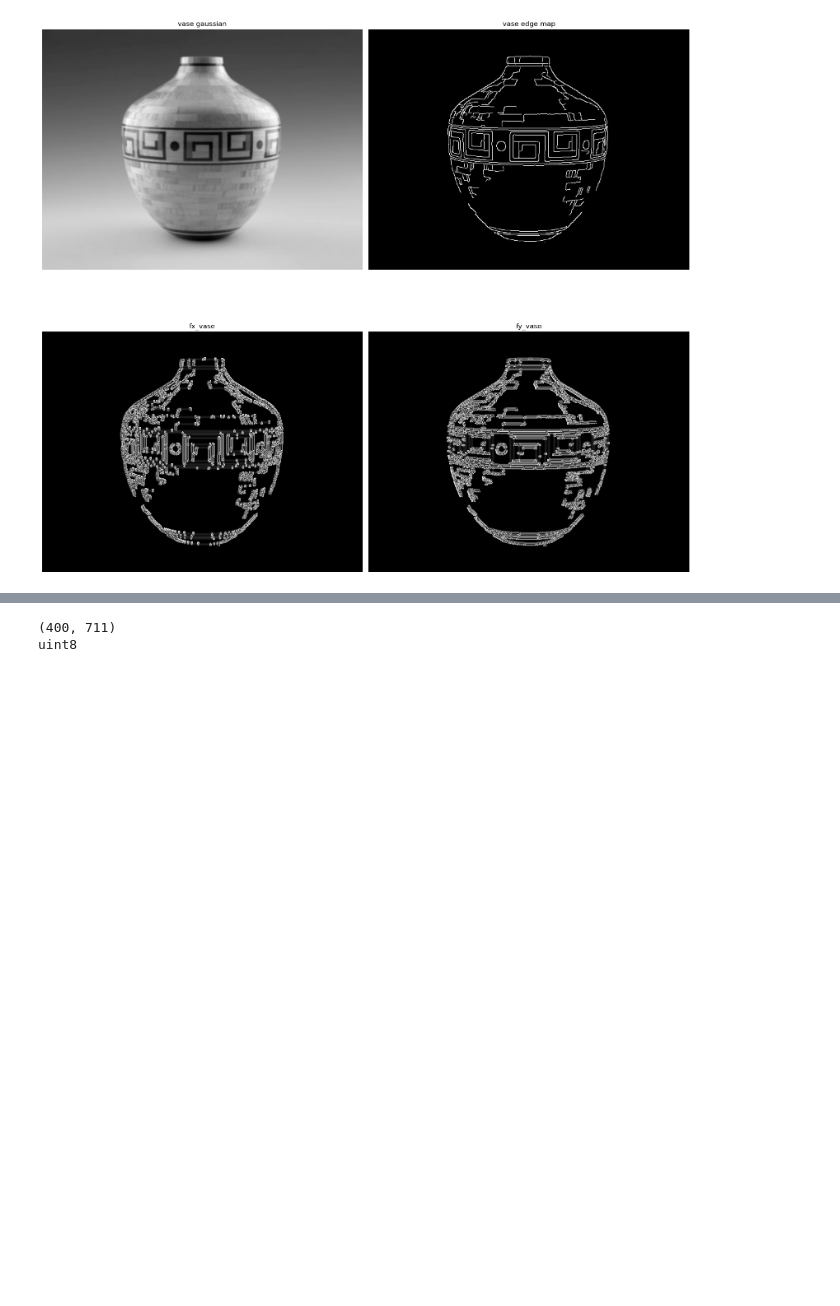
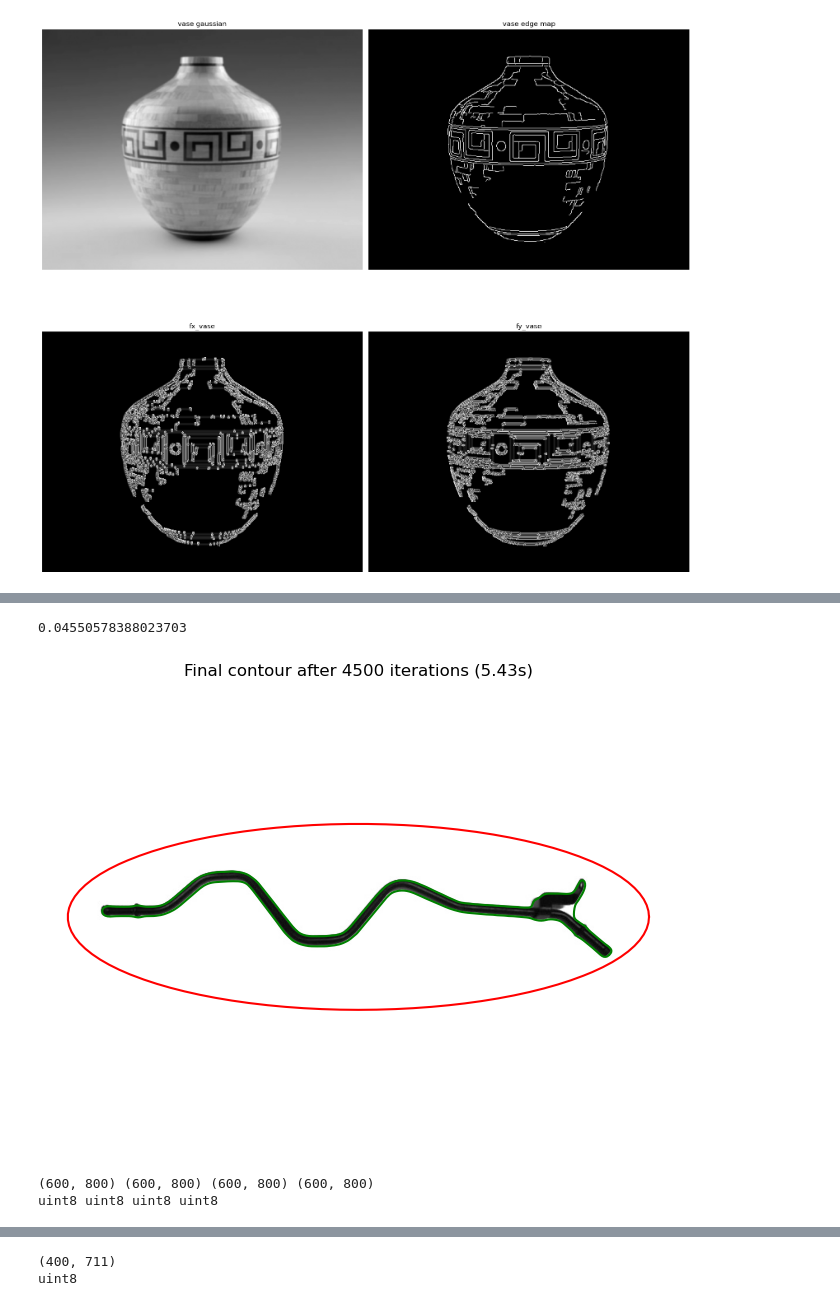
Before and after one commit to shh4und/snakes, a Jupyter notebook: 2D/snake.ipynb, the cells around one changed output, grey strips where cells are left out. Cells and saved outputs as stored; diff of their text form; code cells hidden in the pictures; blank space fills up the shorter version.

```diff
--- a/2D/snake.ipynb
+++ b/2D/snake.ipynb
@@ -350,30 +371,45 @@ plt.show()
 # %%
 # Configure snake parameters
 metal1_params = SnakeParams(
-    alpha=3000.0,  # Stronger continuity
-    beta=1000.0,  # Stronger curvature
+    alpha=1200.0,  # Stronger continuity
+    beta=400.0,  # Stronger curvature
     k=float(subdivision_k),
     gamma=0.002,  # Smaller time step
-    sigma=5.0,  # Less blur
-    kb=10.0,  # Weaker balloon force
+    sigma=2.0,  # Less blur
+    kb=20.0,  # Weaker balloon force
     sb=50.0,  # More smoothing
-    max_iter=6000,
+    max_iter=4500,
     verbose=True,
     cubic_spline_refinement=True,
-    vfc_ksize=15,
-    vfc_sigma=5.0,
+    dmax=1.5,
+    mfactor=1.0,
+    vfc_ksize=5,
+    vfc_sigma=2.0,
 )
 
 # Create and evolve snake
 metal1_snake = Snake2D(metal1, metal1_v_init, metal1_params)
 v_final, iters, duration = metal1_snake.evolve()
 
 # Display result
 plt.figure(figsize=(8, 8))
 plt.imshow(metal1, cmap="gray")
 plt.plot(metal1_v_init[:, 0], metal1_v_init[:, 1], "r-")
 plt.plot(v_final[:, 0], v_final[:, 1], "g-")
 
 plt.title(f"Final contour after {iters} iterations ({duration:.2f}s)")
 plt.axis("off")
 plt.show()
+# %% [output]
+0.04550578388023703
+[figure, added]
+# %%
+smoothed_metal1 = metal1_snake.get_I()
+edge_map_metal1 = metal1_snake.get_edge_map()
+fx_metal1, fy_metal1 = metal1_snake.get_fext_components()
+
+print(smoothed_metal1.shape, edge_map_metal1.shape, fx_metal1.shape, fy_metal1.shape)
+print(smoothed_metal1.dtype, edge_map_metal1.dtype, fx_metal1.dtype, fy_metal1.dtype)
+# %% [output]
+(600, 800) (600, 800) (600, 800) (600, 800)
+uint8 uint8 uint8 uint8
```
Also changed, not shown: parts of 24 cells of this notebook.
